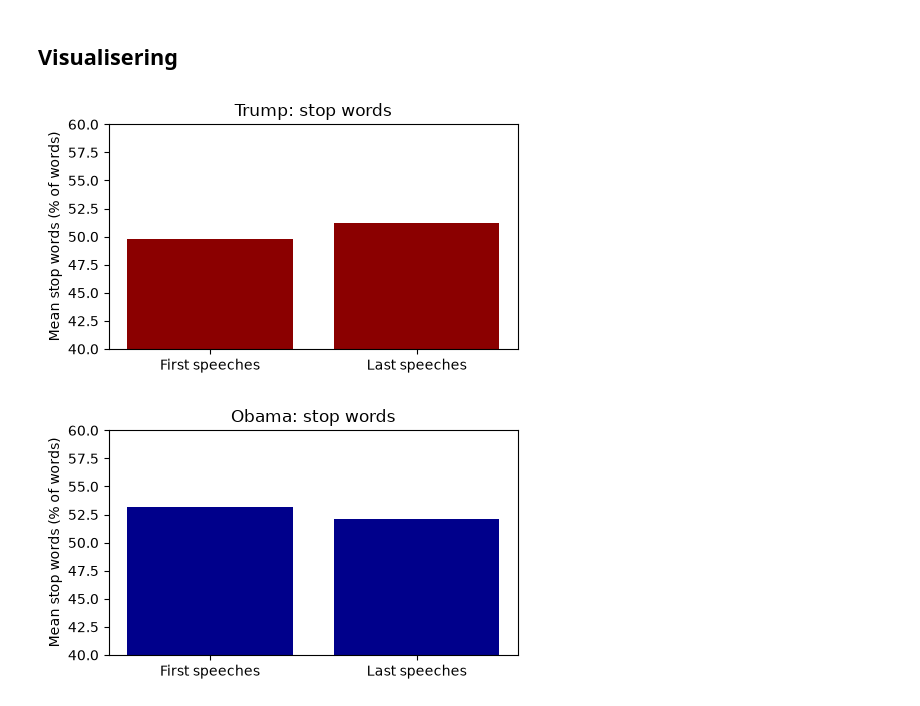
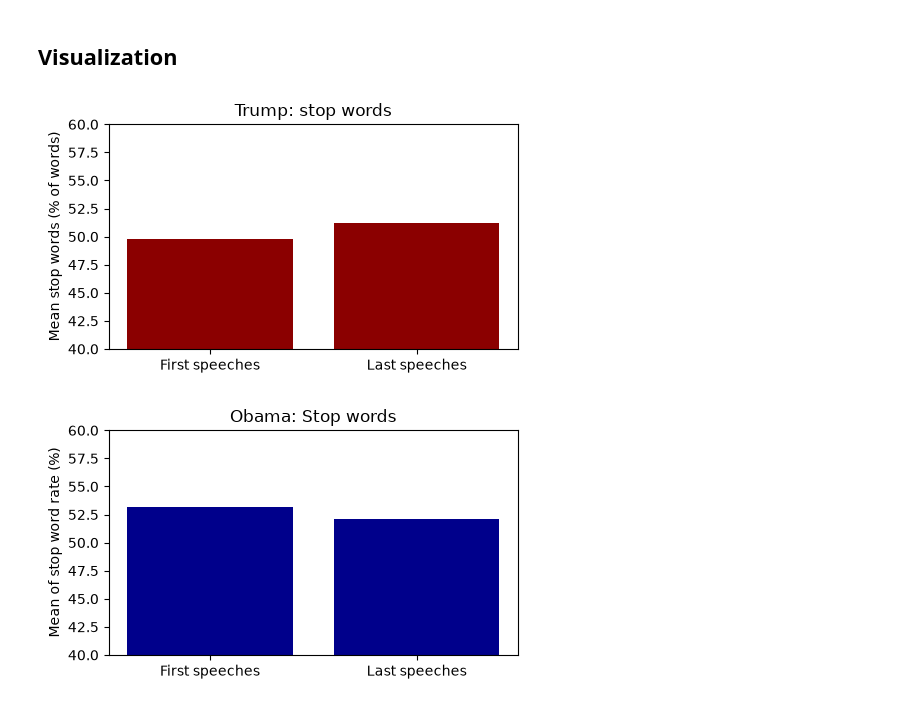
Before and after one commit to howlou/Trump-shit, a Jupyter notebook: Comparison_NLP.ipynb, the cells around one changed output. Cells and saved outputs as stored; diff of their text form; code cells hidden in the pictures.

```diff
--- a/Comparison_NLP.ipynb
+++ b/Comparison_NLP.ipynb
@@ -107,2 +99,2 @@ display(obama[-50:])
 # %% [markdown]
-## Visualisering
+## Visualization
@@ -109,36 +104,35 @@ display(obama[-50:])
 # %%
-#visualize and compare speeches
-import matplotlib.pyplot as plt
+#compare 50 first vs 50 last speeches
 
-#trumps first vs last speeches
+#calculating the mean of trumps first vs last speeches
 trump_rates = [trump['stop_word_rate'].iloc[:50].mean(),
                trump['stop_word_rate'].iloc[-50:].mean()]
 
 fig, ax = plt.subplots(figsize=(5, 3))
 ax.bar(['First speeches', 'Last speeches'],
        trump_rates,
        color=['darkred'])
 ax.set_title('Trump: stop words')
 ax.set_ylabel('Mean stop words (% of words)')
 ax.set_ylim(40,60)
 plt.tight_layout()
 plt.show()
 
 #obama first vs last speeches
 obama_rates = [obama['stop_word_rate'].iloc[:50].mean(),
                obama['stop_word_rate'].iloc[-50:].mean()]
 
 fig, ax = plt.subplots(figsize=(5, 3))
 ax.bar(['First speeches', 'Last speeches'],
        obama_rates,
        color=['darkblue'])
-ax.set_title('Obama: stop words')
-ax.set_ylabel('Mean stop words (% of words)')
+ax.set_title('Obama: Stop words')
+ax.set_ylabel('Mean of stop word rate (%)')
 ax.set_ylim(40,60)
 plt.tight_layout()
 plt.show()
 
 #(sub 1.4 visualisations)
 # %% [output]
 [figure]
-[figure, old version]
+[figure, new version]
```
Also changed, not shown: parts of 12 cells of this notebook.
